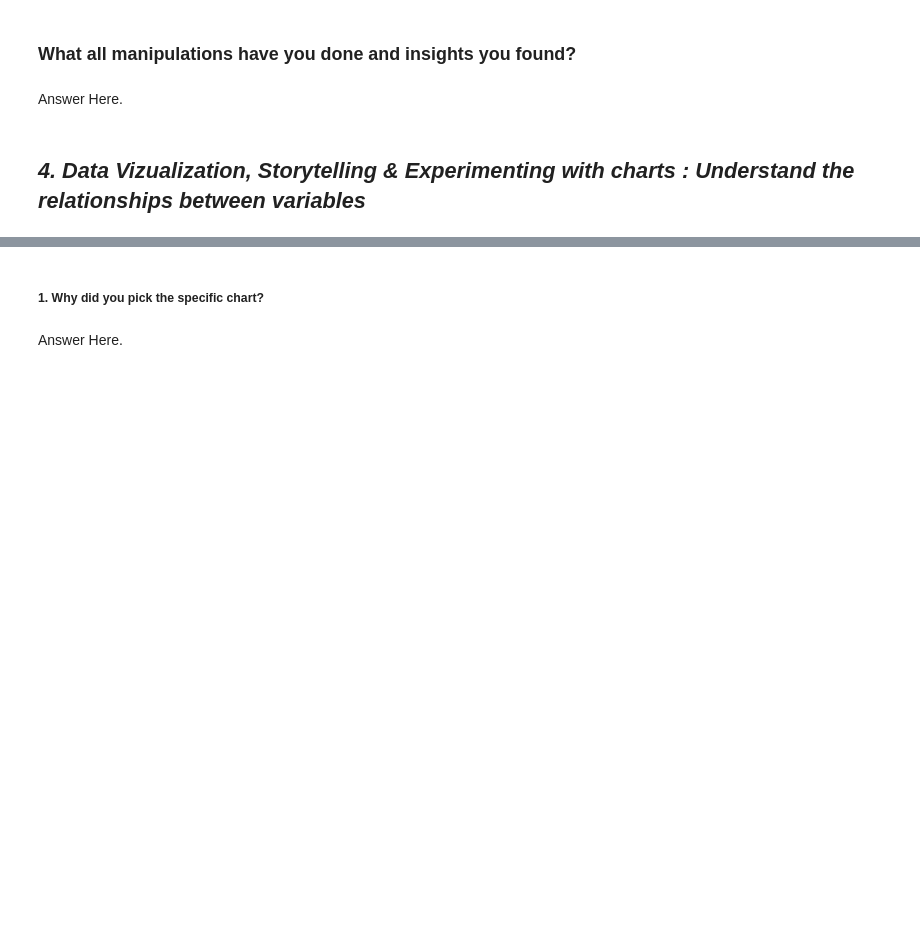
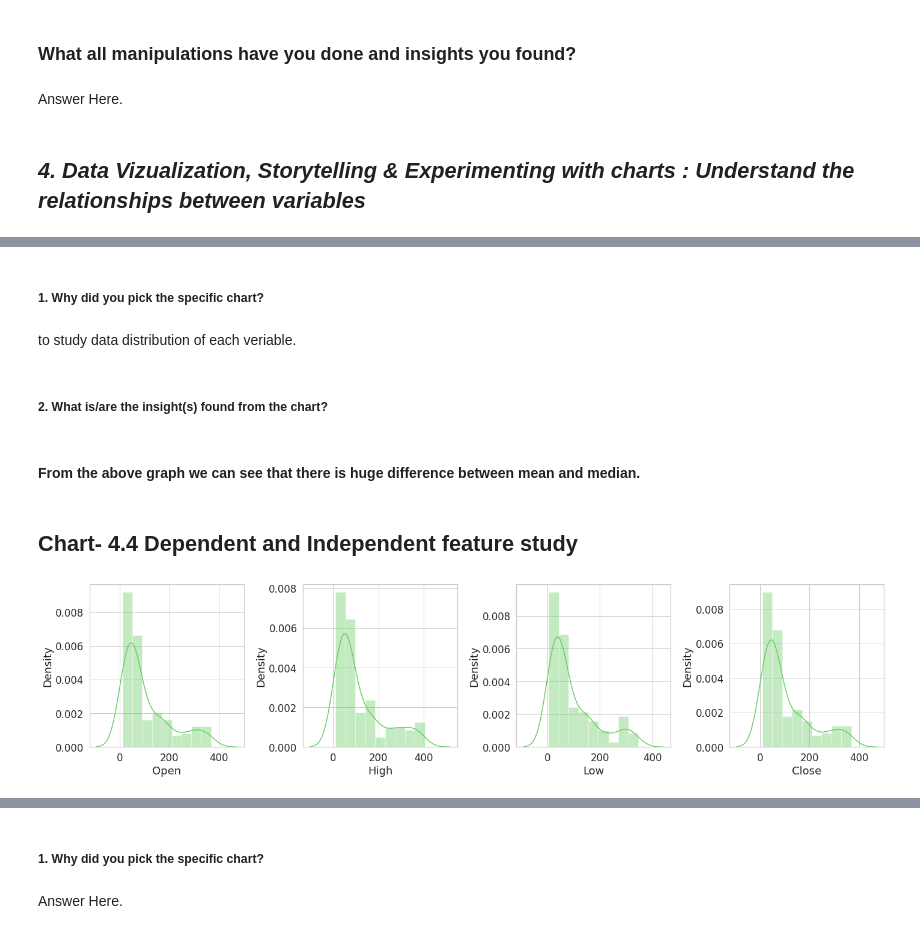
Before and after one commit to mohita122/ML_yes_bank_stock_predication, a Jupyter notebook: yes_bank_stock_predication_new_template.ipynb, the cells around one changed output, grey strips where cells are left out. Saved outputs shown, nothing was run; the diff lists cells and outputs as text; code cells hidden in the pictures; blank space fills up the shorter version.

```diff
--- a/yes_bank_stock_predication_new_template.ipynb
+++ b/yes_bank_stock_predication_new_template.ipynb
@@ -239,0 +301,24 @@ Answer Here.
+# %% [markdown]
+##### 1. Why did you pick the specific chart?
+# %% [markdown]
+to study data distribution of each veriable.
+# %% [markdown]
+##### 2. What is/are the insight(s) found from the chart?
+# %% [markdown]
+#### From the above graph we can see that there is huge difference between mean and median.
+# %% [markdown]
+##  Chart- 4.4 Dependent and Independent feature study
+# %%
+# Chart - 4 visualization code
+fig, axs = plt.subplots(ncols=4,figsize=(20,5))
+
+#graph plot
+sns.distplot(df['Open'], color='g', ax=axs[0])
+sns.distplot(df['High'], color='g', ax=axs[1])
+sns.distplot(df['Low'], color='g',ax=axs[2])
+sns.distplot(df['Close'], color='g', ax=axs[3])
+
+# this prevents plots from overlapping
+plt.tight_layout()
+# %% [output]
+[figure, added]
```
Also changed, not shown: parts of 80 cells of this notebook.
